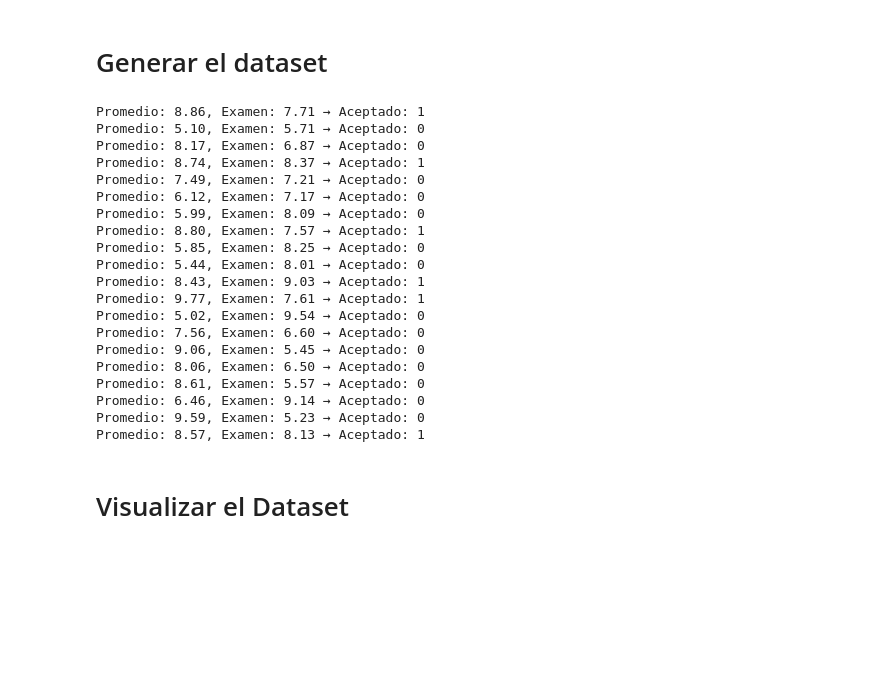
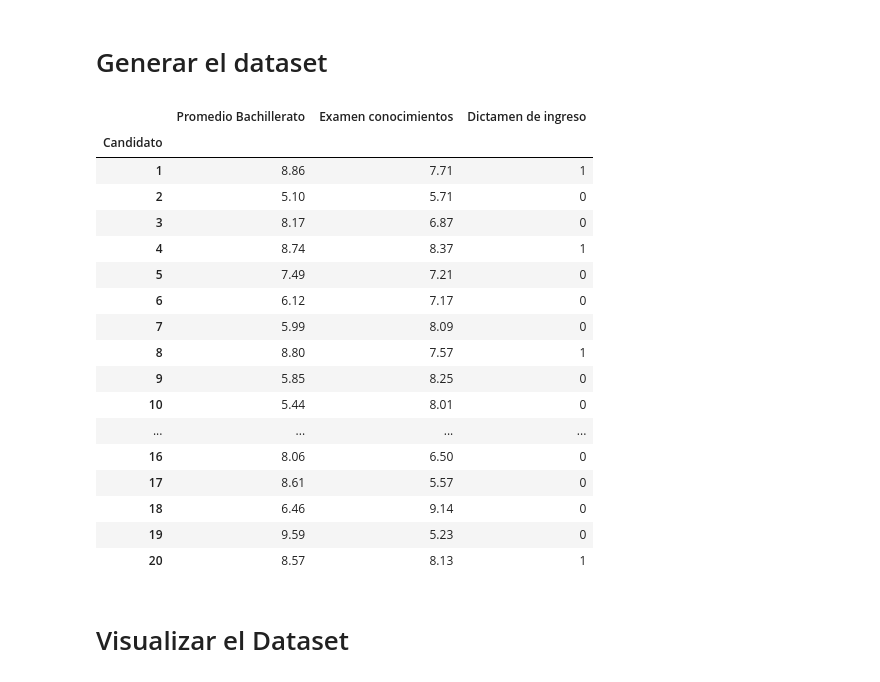
Before and after one commit to gabrielcarcedo/Programa-Intensivo-en-Ciencia-de-Datos-De-los-Fundamentos-al-Deep-Learning, a Jupyter notebook: Notebooks/Sesión 1/PICD_Perceptrón_1.ipynb, the cells around one changed output. Saved outputs shown, nothing was run; the diff lists cells and outputs as text; code cells hidden in the pictures; blank space fills up the shorter version.

```diff
--- a/Notebooks/Sesión 1/PICD_Perceptrón_1.ipynb
+++ b/Notebooks/Sesión 1/PICD_Perceptrón_1.ipynb
@@ -347,39 +344,42 @@ Promedio: 3.60 → No aceptado
 # %%
 # Número de registros
 samples = 20
 
 np.random.seed(10)  # semilla para reproducibilidad
 
 # Generar promedios aleatorios
 promedios = np.random.uniform(5, 10, samples)   # promedios de 5 a 10
 calif_examen  = np.random.uniform(5, 10, samples)     # resultados de examen de 50 a 100
 
 # Etiquetas
 aceptado = ((promedios > 7.5) & (calif_examen > 7)).astype(int)   # regla: si promedio > 7.5 y examen > 70 → aceptado=1
 
-for idx in range(samples):
-  print(f"Promedio: {promedios[idx]:.2f}, Examen: {calif_examen[idx]:.2f} → Aceptado: {aceptado[idx]}")
+# Dataset de múltiples entradas
+p = np.column_stack((promedios, calif_examen))  # (n,2)
+a = aceptado # (n,)
+
+dataset_df = pd.DataFrame({'Candidato': range(1, samples+1), 'Promedio Bachillerato': np.round(promedios, 2), 'Examen conocimientos': np.round(calif_examen, 2), 'Dictamen de ingreso': aceptado})
+dataset_df.set_index('Candidato', inplace=True)
+dataset_df
 # %% [output]
-Promedio: 8.86, Examen: 7.71 → Aceptado: 1
-Promedio: 5.10, Examen: 5.71 → Aceptado: 0
-Promedio: 8.17, Examen: 6.87 → Aceptado: 0
-Promedio: 8.74, Examen: 8.37 → Aceptado: 1
-Promedio: 7.49, Examen: 7.21 → Aceptado: 0
-Promedio: 6.12, Examen: 7.17 → Aceptado: 0
-Promedio: 5.99, Examen: 8.09 → Aceptado: 0
-Promedio: 8.80, Examen: 7.57 → Aceptado: 1
-Promedio: 5.85, Examen: 8.25 → Aceptado: 0
-Promedio: 5.44, Examen: 8.01 → Aceptado: 0
-Promedio: 8.43, Examen: 9.03 → Aceptado: 1
-Promedio: 9.77, Examen: 7.61 → Aceptado: 1
-Promedio: 5.02, Examen: 9.54 → Aceptado: 0
-Promedio: 7.56, Examen: 6.60 → Aceptado: 0
-Promedio: 9.06, Examen: 5.45 → Aceptado: 0
-Promedio: 8.06, Examen: 6.50 → Aceptado: 0
-Promedio: 8.61, Examen: 5.57 → Aceptado: 0
-Promedio: 6.46, Examen: 9.14 → Aceptado: 0
-Promedio: 9.59, Examen: 5.23 → Aceptado: 0
-Promedio: 8.57, Examen: 8.13 → Aceptado: 1
+|  | Promedio Bachillerato | Examen conocimientos | Dictamen de ingreso |
+| Candidato |  |  |  |
+| 1 | 8.86 | 7.71 | 1 |
+| 2 | 5.10 | 5.71 | 0 |
+| 3 | 8.17 | 6.87 | 0 |
+| 4 | 8.74 | 8.37 | 1 |
+| 5 | 7.49 | 7.21 | 0 |
+| 6 | 6.12 | 7.17 | 0 |
+| 7 | 5.99 | 8.09 | 0 |
+| 8 | 8.80 | 7.57 | 1 |
+| 9 | 5.85 | 8.25 | 0 |
+| 10 | 5.44 | 8.01 | 0 |
+| ... | ... | ... | ... |
+| 16 | 8.06 | 6.50 | 0 |
+| 17 | 8.61 | 5.57 | 0 |
+| 18 | 6.46 | 9.14 | 0 |
+| 19 | 9.59 | 5.23 | 0 |
+| 20 | 8.57 | 8.13 | 1 |
 # %% [markdown]
 # Visualizar el Dataset
 # %%
```
Also changed, not shown: parts of 49 cells of this notebook.
